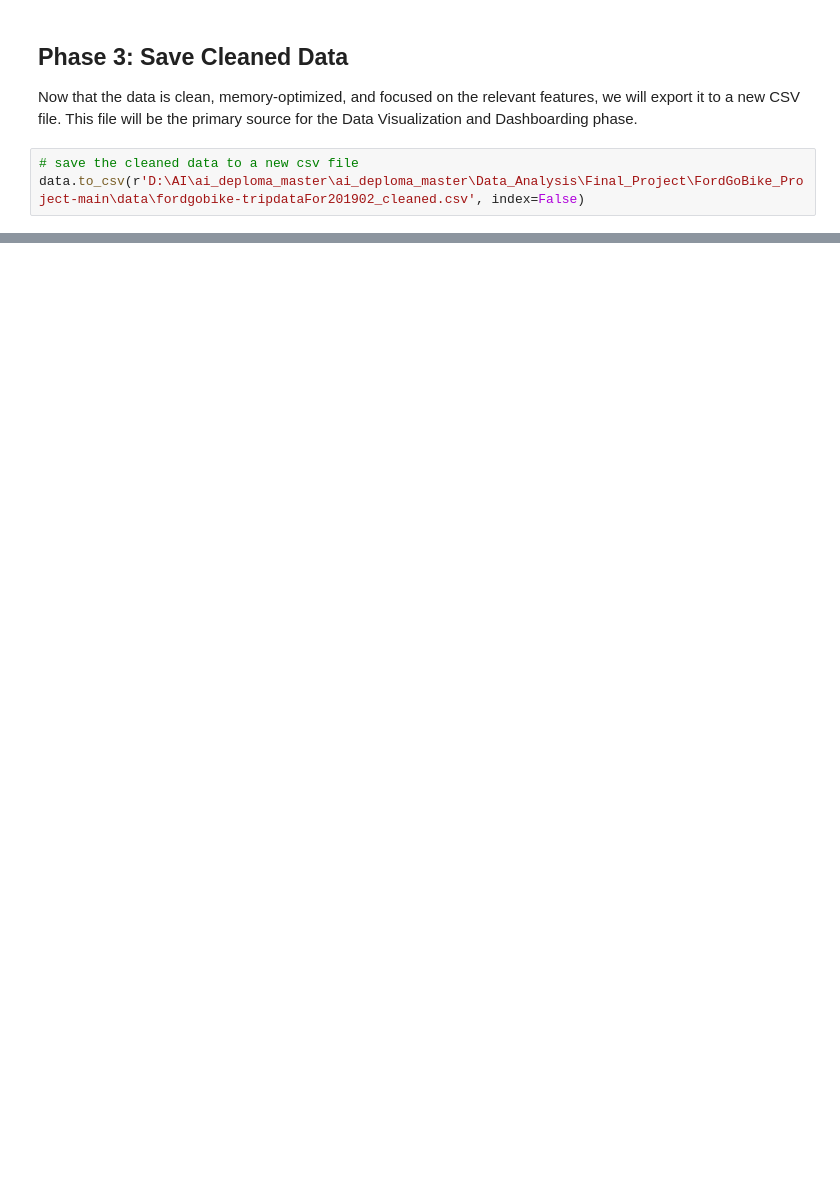
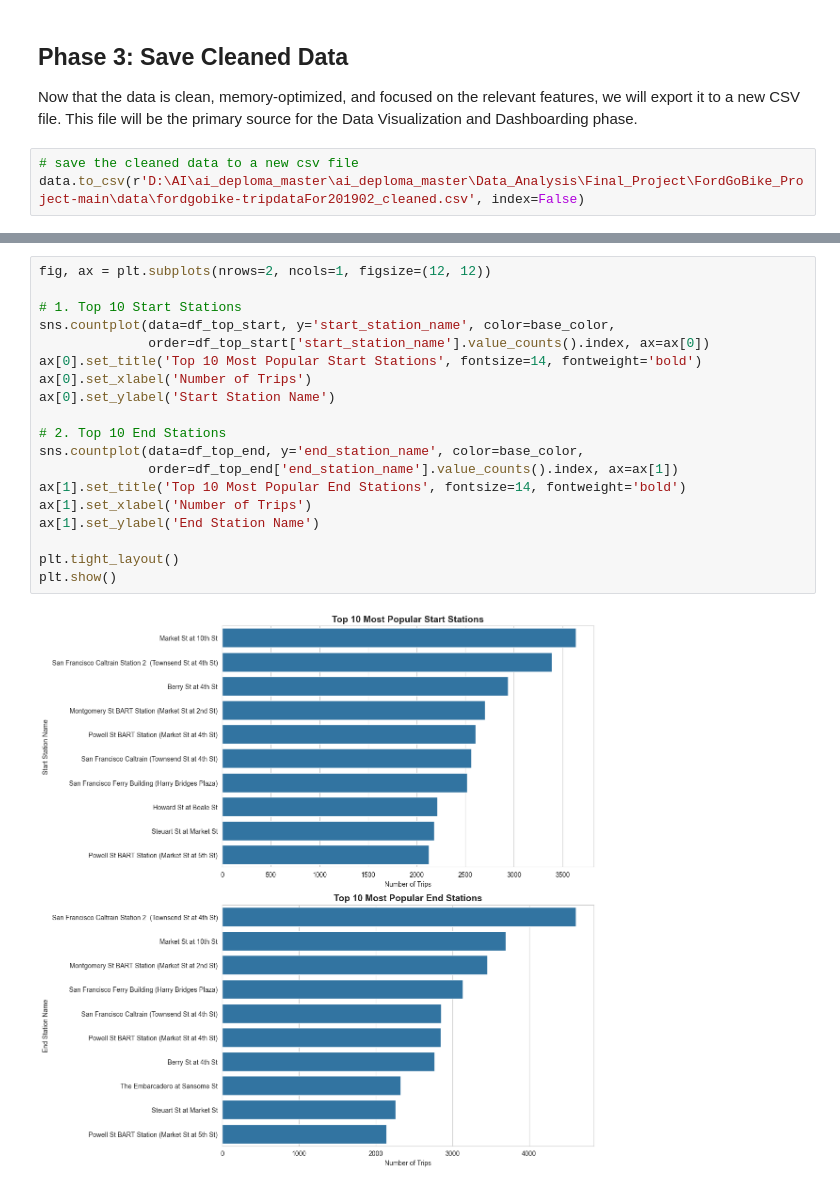
Before and after one commit to salahkhafaga1/ai_deploma_master, a Jupyter notebook: Data_Analysis/Final_Project/FordGoBike_Project-main/notebooks/eda_preprocessing.ipynb, the cells around one changed output, grey strips where cells are left out. Saved outputs shown, nothing was run; the diff lists cells and outputs as text; blank space fills up the shorter version.

```diff
--- a/Data_Analysis/Final_Project/FordGoBike_Project-main/notebooks/eda_preprocessing.ipynb
+++ b/Data_Analysis/Final_Project/FordGoBike_Project-main/notebooks/eda_preprocessing.ipynb
@@ -228,0 +367,21 @@ data.to_csv(r'D:\AI\ai_deploma_master\ai_deploma_master\Data_Analysis\Final_Proj
+# %%
+fig, ax = plt.subplots(nrows=2, ncols=1, figsize=(12, 12))
+
+# 1. Top 10 Start Stations
+sns.countplot(data=df_top_start, y='start_station_name', color=base_color,
+              order=df_top_start['start_station_name'].value_counts().index, ax=ax[0])
+ax[0].set_title('Top 10 Most Popular Start Stations', fontsize=14, fontweight='bold')
+ax[0].set_xlabel('Number of Trips')
+ax[0].set_ylabel('Start Station Name')
+
+# 2. Top 10 End Stations
+sns.countplot(data=df_top_end, y='end_station_name', color=base_color,
+              order=df_top_end['end_station_name'].value_counts().index, ax=ax[1])
+ax[1].set_title('Top 10 Most Popular End Stations', fontsize=14, fontweight='bold')
+ax[1].set_xlabel('Number of Trips')
+ax[1].set_ylabel('End Station Name')
+
+plt.tight_layout()
+plt.show()
+# %% [output]
+[figure, added]
```
Also changed, not shown: parts of 17 cells of this notebook, 1 other file.
